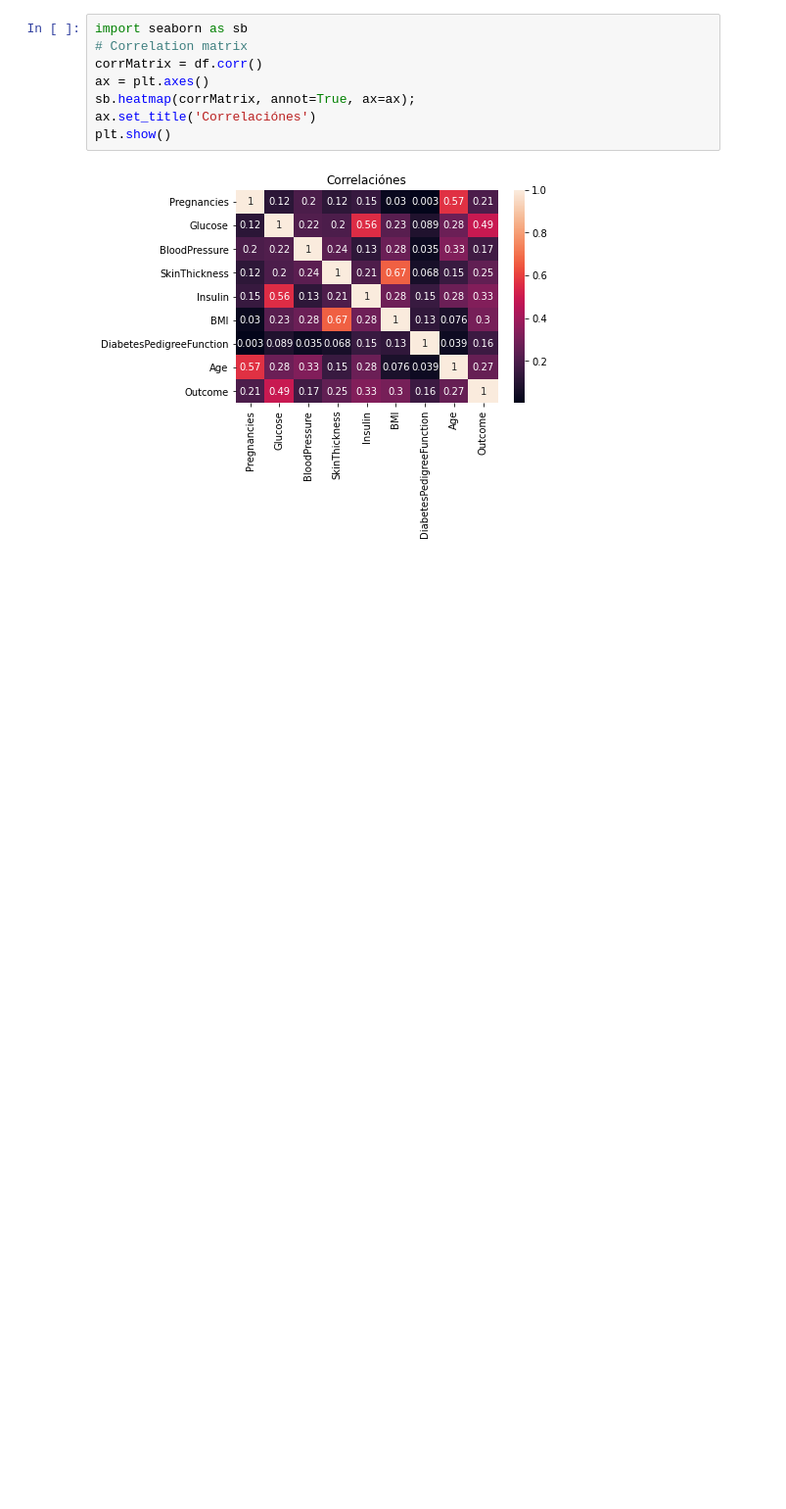
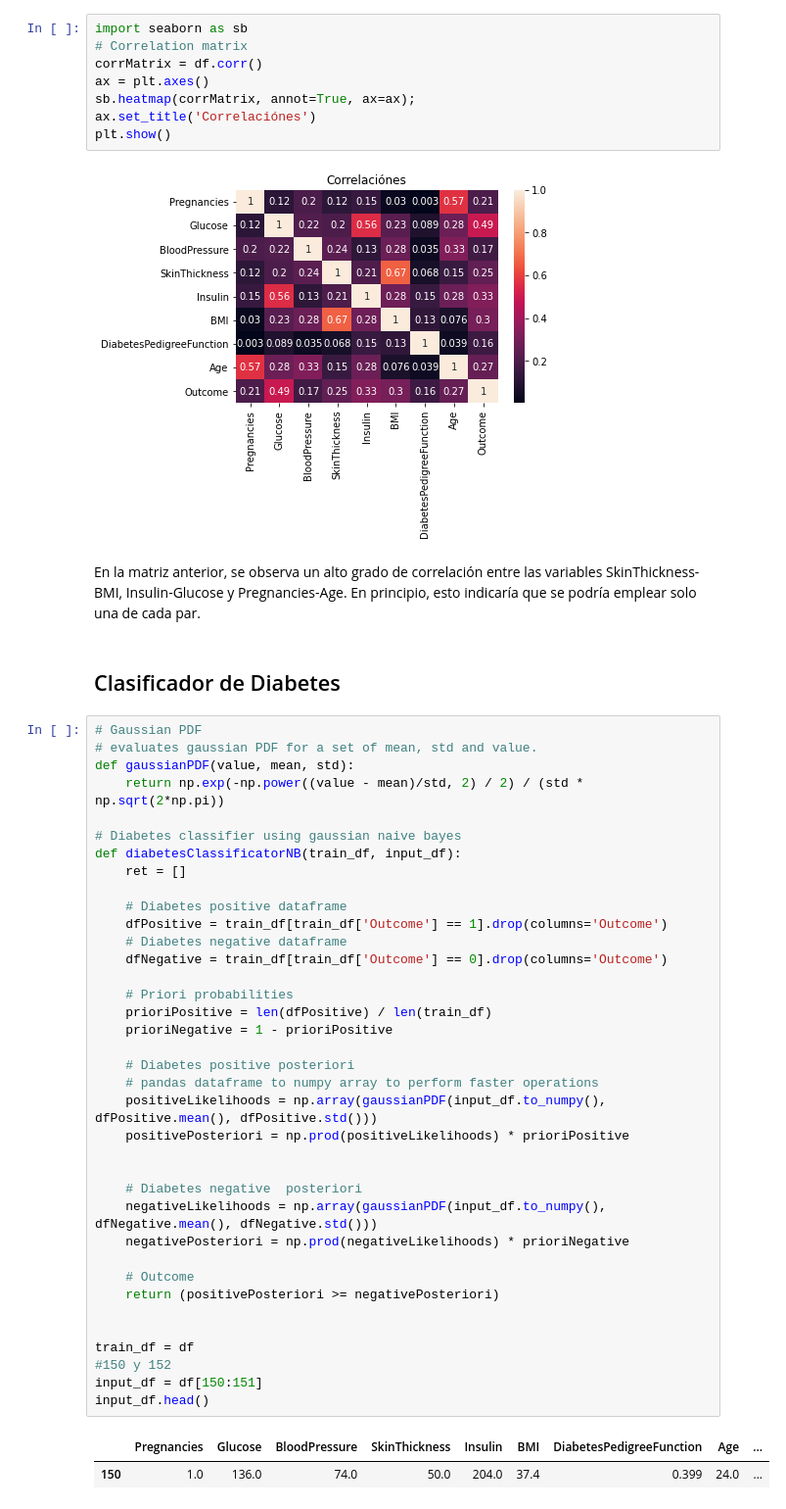
Before and after one commit to Kammann123/nn-tp1, a Jupyter notebook: notebooks/tp1-ej2.ipynb, the cells around one changed output. Shown: that part at 98% size. Cells and saved outputs as stored; diff of their text form; blank space fills up the shorter version.

Commit message:
added classifier v1

```diff
--- a/notebooks/tp1-ej2.ipynb
+++ b/notebooks/tp1-ej2.ipynb
@@ -767,3 +768,47 @@ ax.set_title('Correlaciónes')
 plt.show()
 # %% [output]
 [figure]
+# %% [markdown]
+En la matriz anterior, se observa un alto grado de correlación entre las variables SkinThickness-BMI, Insulin-Glucose y Pregnancies-Age. En principio, esto indicaría que se podría emplear solo una de cada par.
+# %% [markdown]
+## Clasificador de Diabetes
+# %%
+# Gaussian PDF
+# evaluates gaussian PDF for a set of mean, std and value.
+def gaussianPDF(value, mean, std):
+    return np.exp(-np.power((value - mean)/std, 2) / 2) / (std * np.sqrt(2*np.pi))
+
+# Diabetes classifier using gaussian naive bayes
+def diabetesClassificatorNB(train_df, input_df):
+    ret = []
+
+    # Diabetes positive dataframe
+    dfPositive = train_df[train_df['Outcome'] == 1].drop(columns='Outcome')
+    # Diabetes negative dataframe
+    dfNegative = train_df[train_df['Outcome'] == 0].drop(columns='Outcome')
+
+    # Priori probabilities
+    prioriPositive = len(dfPositive) / len(train_df)
+    prioriNegative = 1 - prioriPositive
+
+    # Diabetes positive posteriori
+    # pandas dataframe to numpy array to perform faster operations
+    positiveLikelihoods = np.array(gaussianPDF(input_df.to_numpy(), dfPositive.mean(), dfPositive.std()))
+    positivePosteriori = np.prod(positiveLikelihoods) * prioriPositive
+
+
+    # Diabetes negative  posteriori
+    negativeLikelihoods = np.array(gaussianPDF(input_df.to_numpy(), dfNegative.mean(), dfNegative.std()))
+    negativePosteriori = np.prod(negativeLikelihoods) * prioriNegative
+
+    # Outcome
+    return (positivePosteriori >= negativePosteriori)
+
+
+train_df = df
+#150 y 152
+input_df = df[150:151]
+input_df.head()
+# %% [output]
+|  | Pregnancies | Glucose | BloodPressure | SkinThickness | Insulin | BMI | DiabetesPedigreeFunction | Age | ... |
+| 150 | 1.0 | 136.0 | 74.0 | 50.0 | 204.0 | 37.4 | 0.399 | 24.0 | ... |
```
Also changed, not shown: parts of 2 cells of this notebook.
